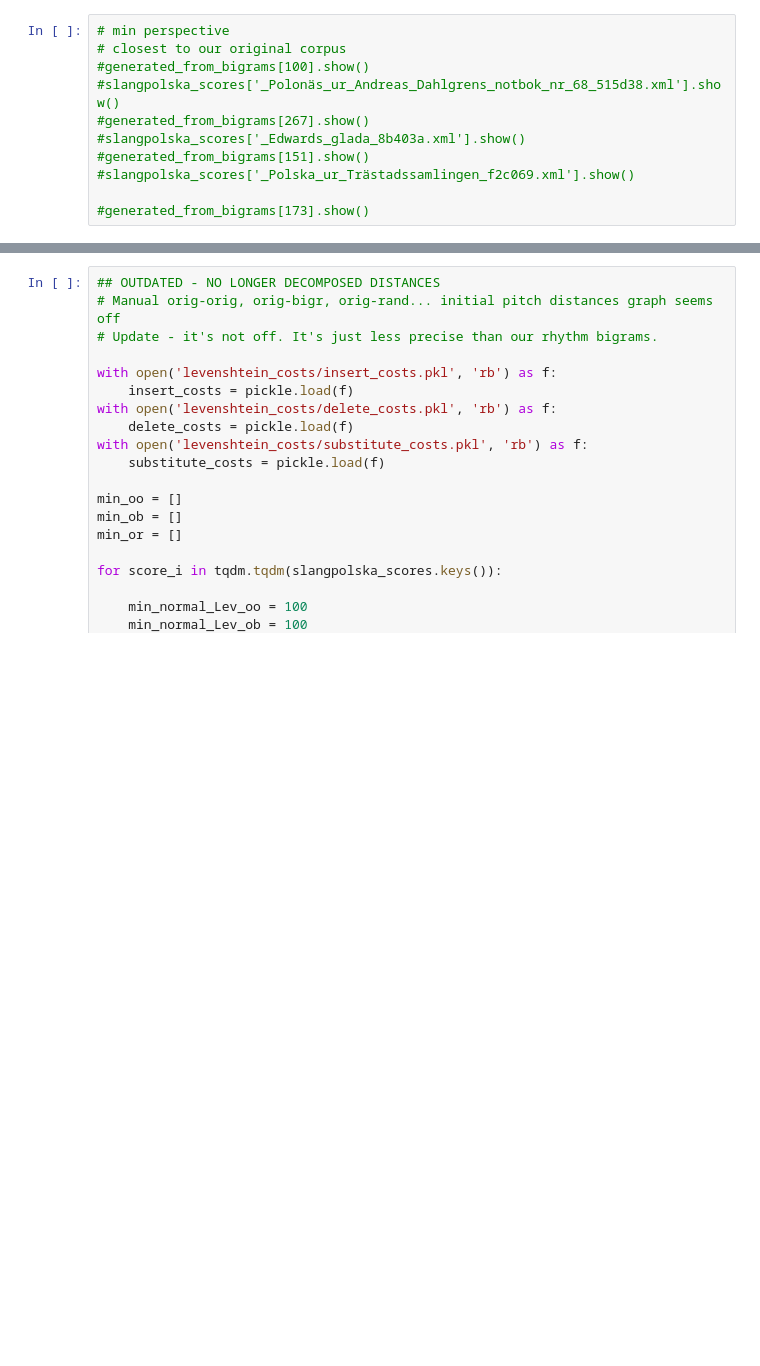
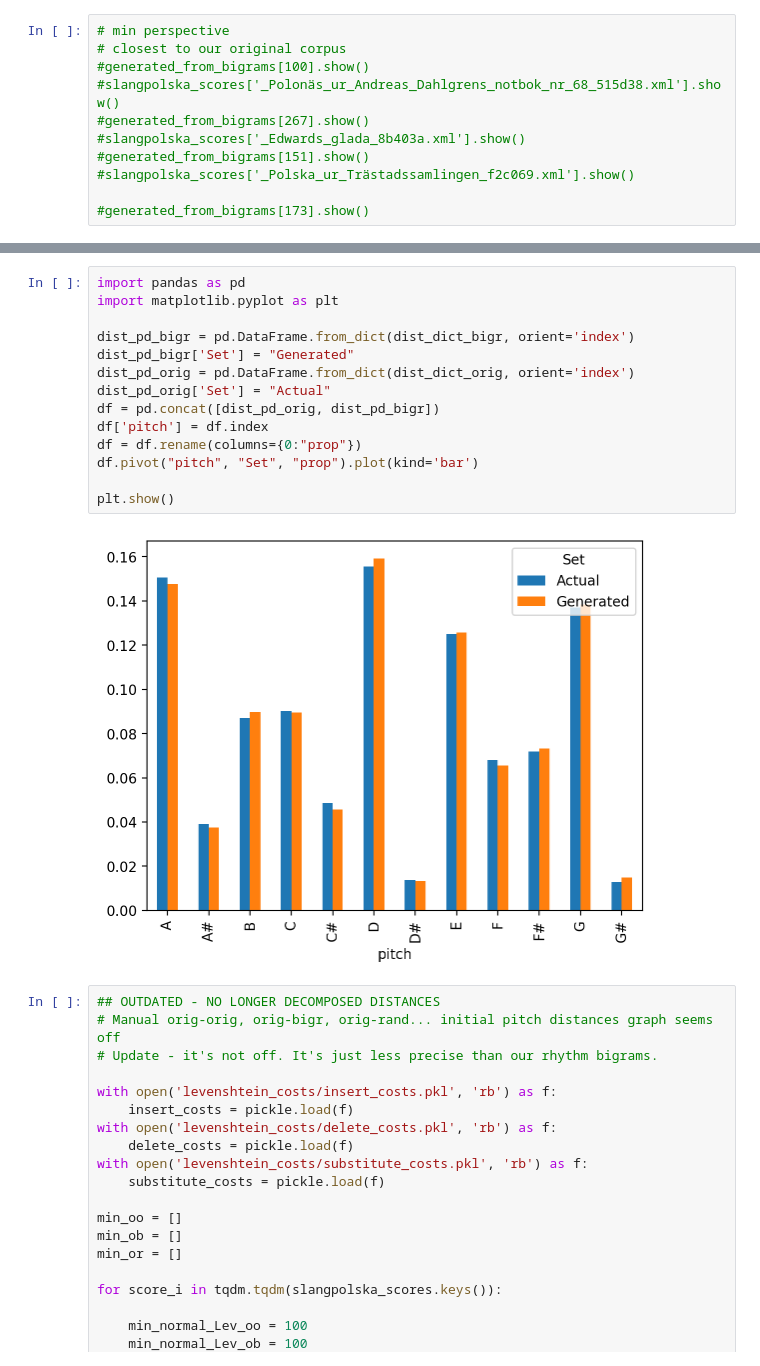
Before and after one commit to kaedejohnson/DH401-A1-RHYTHMGEN, a Jupyter notebook: assignment2.ipynb, the cells around one changed output, grey strips where cells are left out. Saved outputs shown, nothing was run; the diff lists cells and outputs as text; blank space fills up the shorter version.

Commit message:
final
added graph they asked for in assignment portal

```diff
--- a/assignment2.ipynb
+++ b/assignment2.ipynb
@@ -1281,3 +1342,19 @@ sorted(bigr_orig_medians.items(), key=lambda x:x[1])
+# %%
+import pandas as pd
+import matplotlib.pyplot as plt
+
+dist_pd_bigr = pd.DataFrame.from_dict(dist_dict_bigr, orient='index')
+dist_pd_bigr['Set'] = "Generated"
+dist_pd_orig = pd.DataFrame.from_dict(dist_dict_orig, orient='index')
+dist_pd_orig['Set'] = "Actual"
+df = pd.concat([dist_pd_orig, dist_pd_bigr])
+df['pitch'] = df.index
+df = df.rename(columns={0:"prop"})
+df.pivot("pitch", "Set", "prop").plot(kind='bar')
+
+plt.show()
+# %% [output]
+[figure, added]
 # %%
 ## OUTDATED - NO LONGER DECOMPOSED DISTANCES
 # Manual orig-orig, orig-bigr, orig-rand... initial pitch distances graph seems off
```
Also changed, not shown: parts of 2 cells of this notebook.
